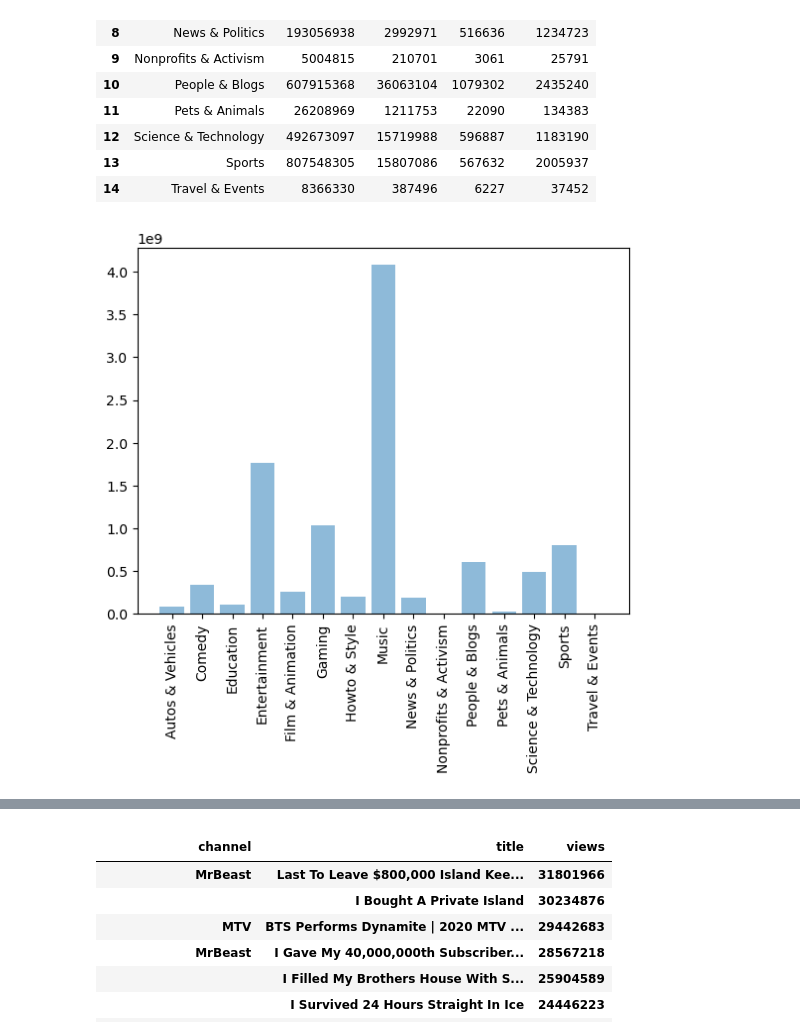
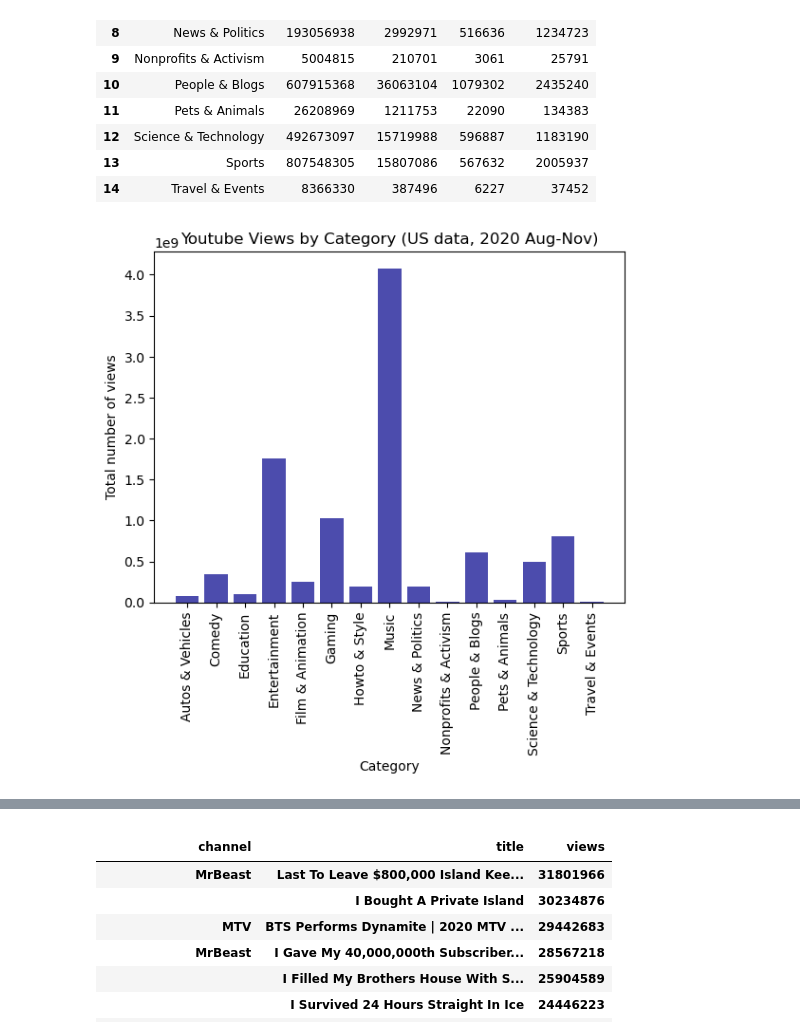
Before and after one commit to simon2383/Project-1, a Jupyter notebook: YouTube_Trend_Analysis .ipynb, the cells around one changed output, grey strips where cells are left out. Cells and saved outputs as stored; diff of their text form; code cells hidden in the pictures.

```diff
--- a/YouTube_Trend_Analysis .ipynb
+++ b/YouTube_Trend_Analysis .ipynb
@@ -189,11 +189,16 @@ youtube_data_by_cat
 # %%
 # plot number of views by category
 
-plt.bar(youtube_data_by_cat['category'], youtube_data_by_cat['views'], alpha=0.5, align='center')
+plt.bar(youtube_data_by_cat['category'], youtube_data_by_cat['views'], alpha=0.7, color='darkblue', align='center')
 plt.xticks(rotation=90)
+
+plt.xlabel('Category')
+plt.ylabel('Total number of views')
+plt.title('Youtube Views by Category (US data, 2020 Aug-Nov)')
+plt.rcdefaults()
 plt.show()
 # %% [output]
-[figure, old version]
+[figure, new version]
 # %%
 # select only music category data
 
```
Also changed, not shown: parts of 1 cell of this notebook.
